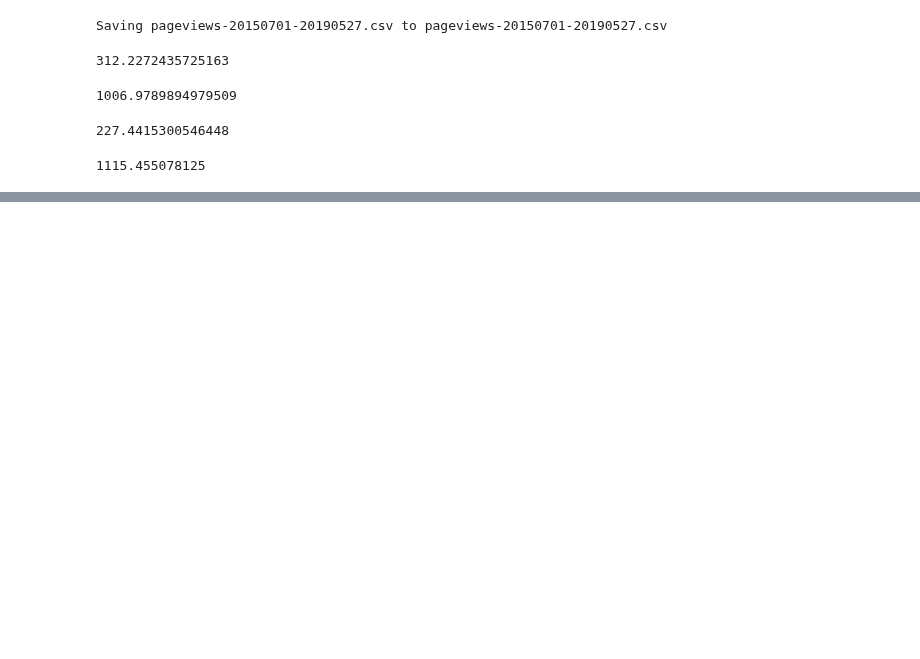
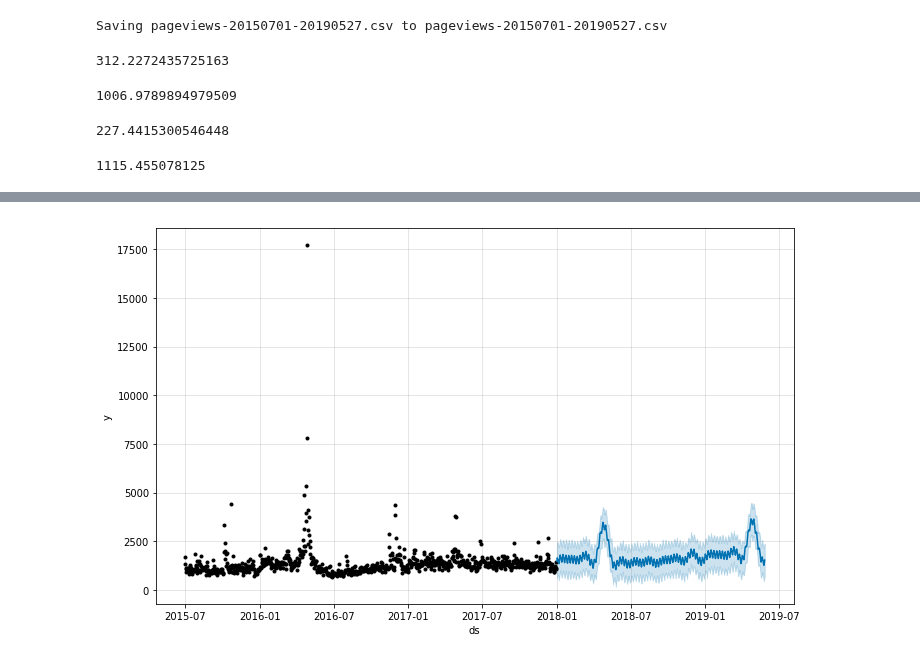
Before and after one commit to bloominstituteoftechnology/DS-Unit-2-Regression-1, a Jupyter notebook: module2-evaluating-forecasts/kim_lowry_evaluating_forecasts_lecture.ipynb, the cells around one changed output, grey strips where cells are left out. Saved outputs shown, nothing was run; the diff lists cells and outputs as text; code cells hidden in the pictures; blank space fills up the shorter version.

```diff
--- a/module2-evaluating-forecasts/kim_lowry_evaluating_forecasts_lecture.ipynb
+++ b/module2-evaluating-forecasts/kim_lowry_evaluating_forecasts_lecture.ipynb
@@ -278,0 +314,4 @@ TypeError: ignored
+# %%
+fig_test_forecast = model.plot(test_forecast)
+# %% [output]
+[figure, added]
```
Also changed, not shown: parts of 16 cells of this notebook.
